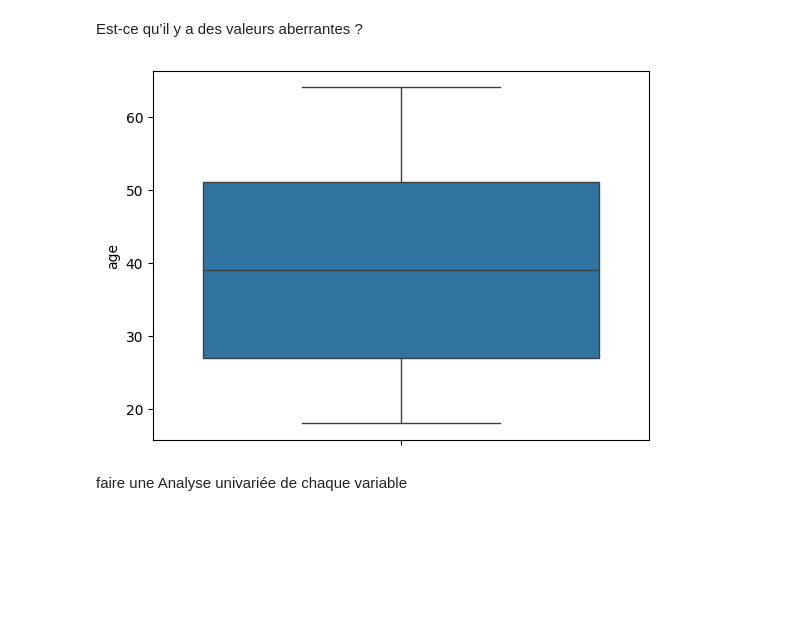
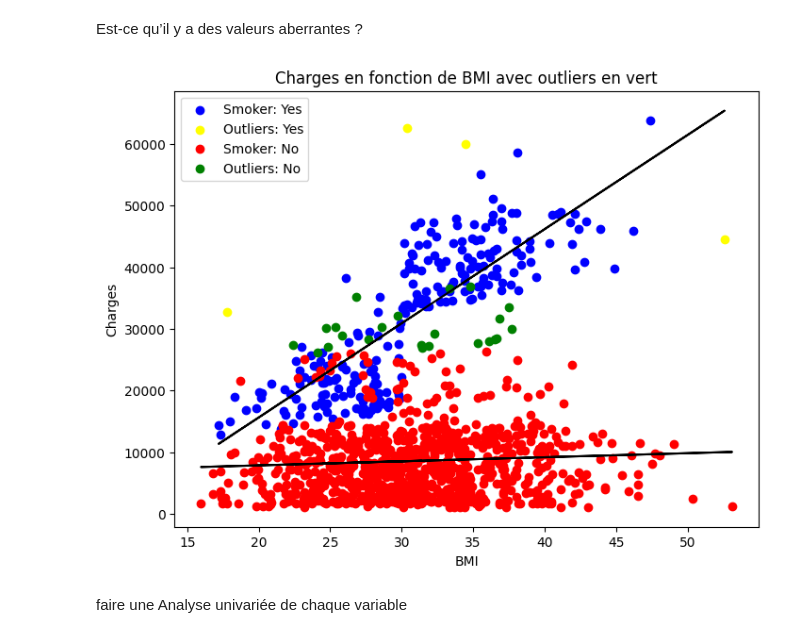
Before and after one commit to AntoineMLD/AssurePeopleUsa, a Jupyter notebook: rendus/analyse.ipynb, the cells around one changed output. Cells and saved outputs as stored; diff of their text form; code cells hidden in the pictures; blank space fills up the shorter version.

```diff
--- a/rendus/analyse.ipynb
+++ b/rendus/analyse.ipynb
@@ -39,11 +25,55 @@ plt.show()
 [figure]
 # %% [markdown]
 Est-ce qu’il y a des valeurs aberrantes ?
-# %%
-sns.boxplot(data['age'])
-plt.show()
-# %% [output]
-[figure, removed]
+# %%
+X_train, X_test, y_train, y_test = train_test_split(X, y, shuffle=True, train_size=0.85, random_state=42, stratify=X['smoker'])
+
+# Filtrage des données pour les fumeurs et non-fumeurs
+smoker_yes = X_train[X_train['smoker'] == 1]  # Utiliser 1 pour les fumeurs
+smoker_no = X_train[X_train['smoker'] == 0]  # Utiliser 0 pour les non-fumeurs
+
+
+# Régression linéaire pour les fumeurs
+regression_yes = LinearRegression()
+regression_yes.fit(smoker_yes[['bmi']], y_train.loc[smoker_yes.index])
+predicted_yes = regression_yes.predict(smoker_yes[['bmi']])
+residuals_yes = y_train.loc[smoker_yes.index] - predicted_yes
+
+# Régression linéaire pour les non-fumeurs
+regression_no = LinearRegression()
+regression_no.fit(smoker_no[['bmi']], y_train.loc[smoker_no.index])
+predicted_no = regression_no.predict(smoker_no[['bmi']])
+residuals_no = y_train.loc[smoker_no.index] - predicted_no
+
+# Identifier les points éloignés (outliers)
+threshold = 18000  # Seuil pour identifier les points éloignés
+outliers_yes = np.abs(residuals_yes) > threshold
+outliers_no = np.abs(residuals_no) > threshold
+
+# Création du graphique
+plt.figure(figsize=(8, 6))
+
+# Tracé des points pour les fumeurs et non-fumeurs avec les outliers
+plt.scatter(smoker_yes['bmi'][~outliers_yes], y_train[smoker_yes.index][~outliers_yes], color='blue', label='Smoker: Yes')
+plt.scatter(smoker_yes['bmi'][outliers_yes], y_train[smoker_yes.index][outliers_yes], color='yellow', label='Outliers: Yes')
+
+plt.scatter(smoker_no['bmi'][~outliers_no], y_train[smoker_no.index][~outliers_no], color='red', label='Smoker: No')
+plt.scatter(smoker_no['bmi'][outliers_no], y_train[smoker_no.index][outliers_no], color='green', label='Outliers: No')
+
+# Régression linéaire pour les fumeurs et non-fumeurs
+plt.plot(smoker_yes['bmi'], regression_yes.predict(smoker_yes[['bmi']]), color='black')
+plt.plot(smoker_no['bmi'], regression_no.predict(smoker_no[['bmi']]), color='black')
+
+# Définition des titres et des légendes
+plt.title('Charges en fonction de BMI avec outliers en vert')
+plt.xlabel('BMI')
+plt.ylabel('Charges')
+plt.legend()
+
+#affichage du graphique
+plt.show()
+# %% [output]
+[figure, added]
 # %% [markdown]
  faire une Analyse univariée de chaque variable
 # %%
```
Also changed, not shown: parts of 14 cells of this notebook, 11 other files.
